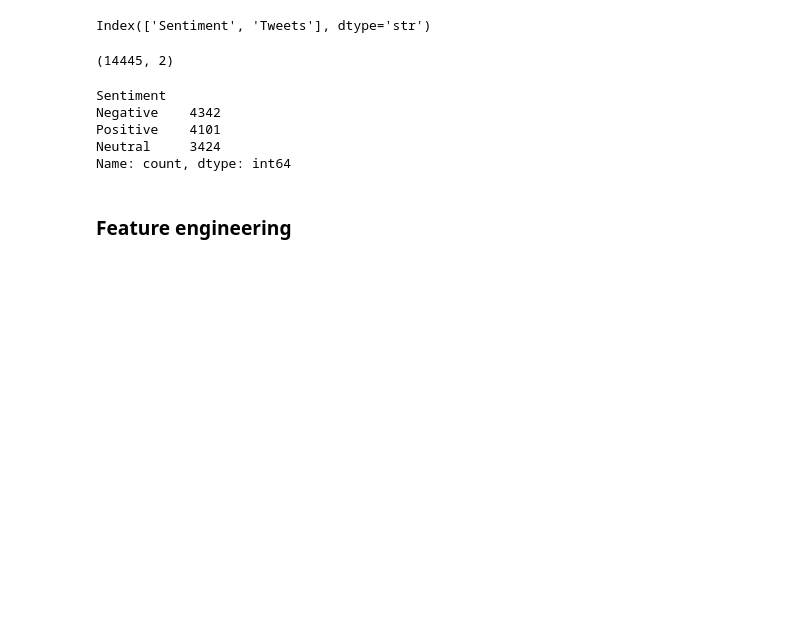
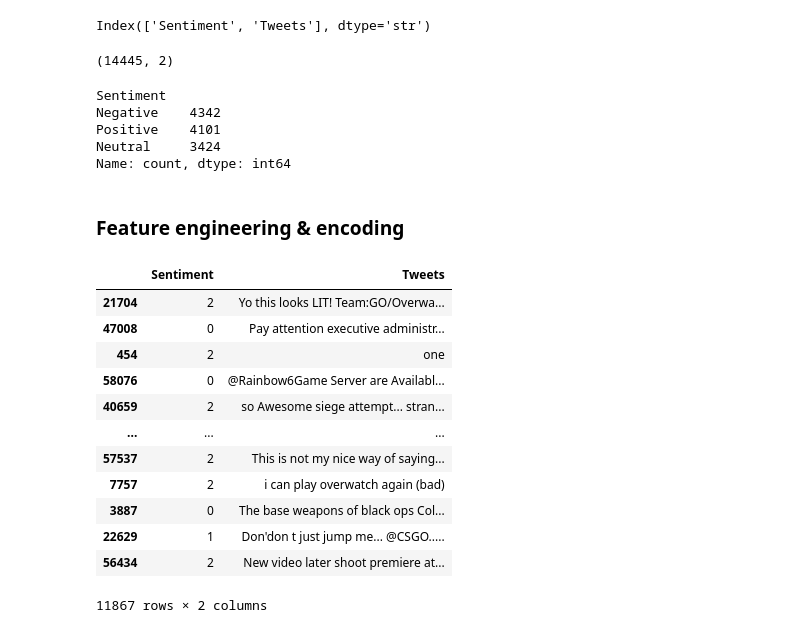
Before and after one commit to preet3504/vanilla-rnn, a Jupyter notebook: index.ipynb, the cells around one changed output. Cells and saved outputs as stored; diff of their text form; code cells hidden in the pictures; blank space fills up the shorter version.

```diff
--- a/index.ipynb
+++ b/index.ipynb
@@ -135,4 +142,25 @@ Positive    4101
 Neutral     3424
 Name: count, dtype: int64
 # %% [markdown]
-### Feature engineering
+### Feature engineering & encoding
+# %%
+label = LabelEncoder()
+# %%
+# Apply label encoding to Sentiment column
+data['Sentiment'] = label.fit_transform(data['Sentiment'])
+# %%
+data
+# %% [output]
+|  | Sentiment | Tweets |
+| 21704 | 2 | Yo this looks LIT! Team:GO/Overwa... |
+| 47008 | 0 | Pay attention executive administr... |
+| 454 | 2 | one |
+| 58076 | 0 | @Rainbow6Game Server are Availabl... |
+| 40659 | 2 | so Awesome siege attempt... stran... |
+| ... | ... | ... |
+| 57537 | 2 | This is not my nice way of saying... |
+| 7757 | 2 | i can play overwatch again (bad) |
+| 3887 | 0 | The base weapons of black ops Col... |
+| 22629 | 1 | Don'don t just jump me... @CSGO..... |
+| 56434 | 2 | New video later shoot premiere at... |
+11867 rows × 2 columns
```
Also changed, not shown: parts of 20 cells of this notebook, 2 other files.
